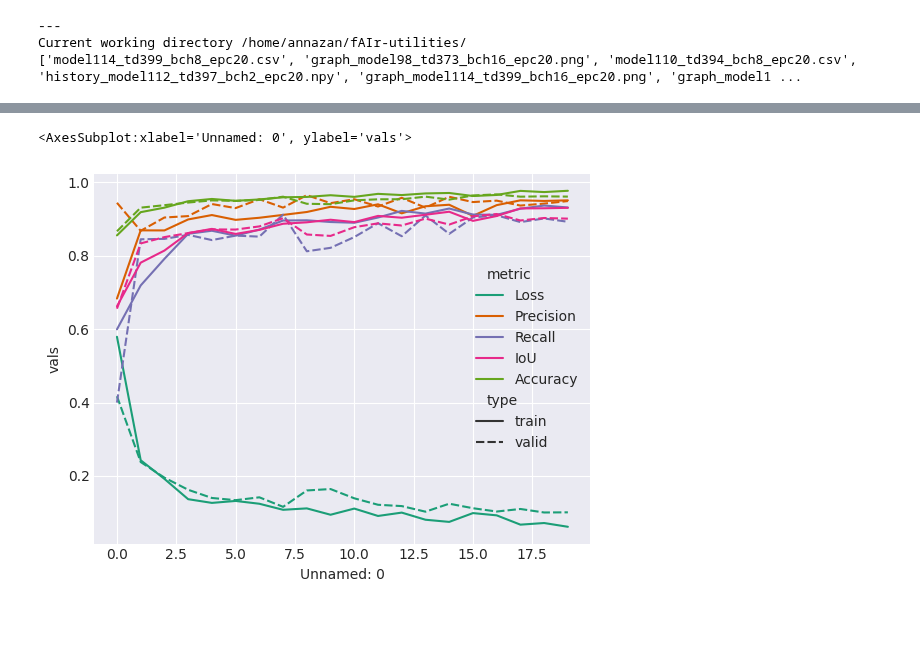
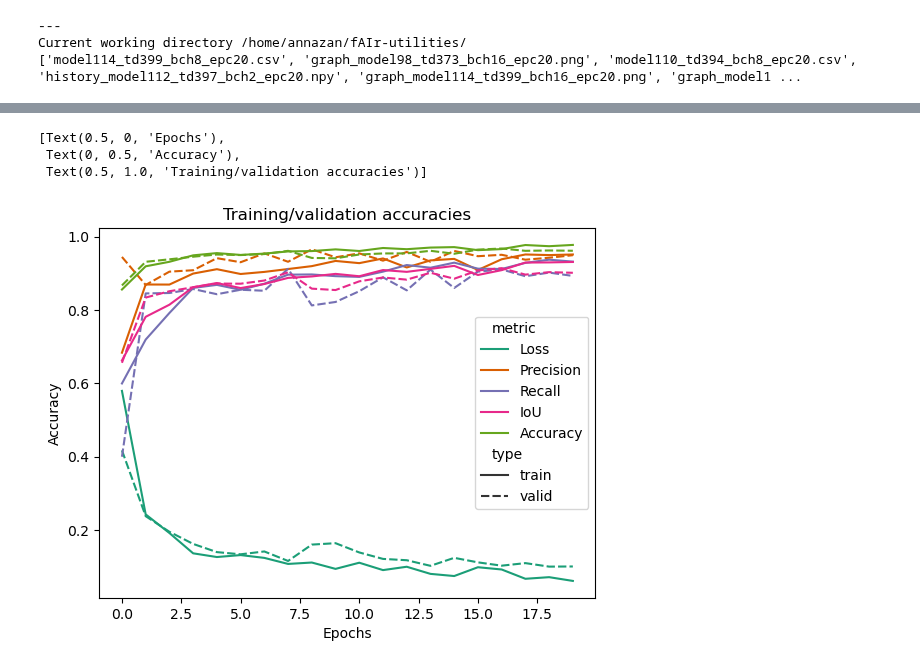
Before and after one commit to ciupava/fAIr-utilities, a Jupyter notebook: graphs_making.ipynb, the cells around one changed output, grey strips where cells are left out. Saved outputs shown, nothing was run; the diff lists cells and outputs as text; code cells hidden in the pictures; blank space fills up the shorter version.

Commit message:
fix graphs saving issues

```diff
--- a/graphs_making.ipynb
+++ b/graphs_making.ipynb
@@ -282,3 +324,18 @@ dfm.loc[60:79,'metric'] = 'IoU'
 dfm.loc[160:179,'metric'] = 'IoU'
 dfm.loc[80:99,'metric'] = 'Accuracy'
 dfm.loc[180:199,'metric'] = 'Accuracy'
+# %%
+palette_div=sns.color_palette("Dark2", 10)
+sns.set_palette(palette_div)
+# https://seaborn.pydata.org/tutorial/aesthetics.html
+# sns.set_theme()
+sns.set_style("whitegrid")
+plottt = sns.lineplot(data=dfm,
+    x="Unnamed: 0",
+    y="vals",
+    hue='metric',
+    palette=palette_div,
+    style='type')
+plottt.set(xlabel='Epochs',
+    ylabel='Accuracy',
+    title='Training/validation accuracies')
@@ -285,15 +347,20 @@ dfm.loc[180:199,'metric'] = 'Accuracy'
 # %%
 palette_div=sns.color_palette("Dark2", 10)
 sns.set_palette(palette_div)
-sns.lineplot(data=dfm,
-             x="Unnamed: 0",
-             y="vals",
-             hue='metric',
-             palette=palette_div,
-             style='type')
+plottt = sns.lineplot(data=dfm,
+    x="Unnamed: 0",
+    y="vals",
+    hue='metric',
+    palette=palette_div,
+    style='type')
+plottt.set(xlabel='Epochs',
+    ylabel='Accuracy',
+    title='Training/validation accuracies')
 # %% [output]
-<AxesSubplot:xlabel='Unnamed: 0', ylabel='vals'>
+[Text(0.5, 0, 'Epochs'),
+ Text(0, 0.5, 'Accuracy'),
+ Text(0.5, 1.0, 'Training/validation accuracies')]
-[figure, old version]
+[figure, new version]
 # %%
 sns.lineplot(x="Unnamed: 0", y="vals", hue='cols', data=dfm)
 # %% [output]
```
Also changed, not shown: parts of 18 cells of this notebook.
